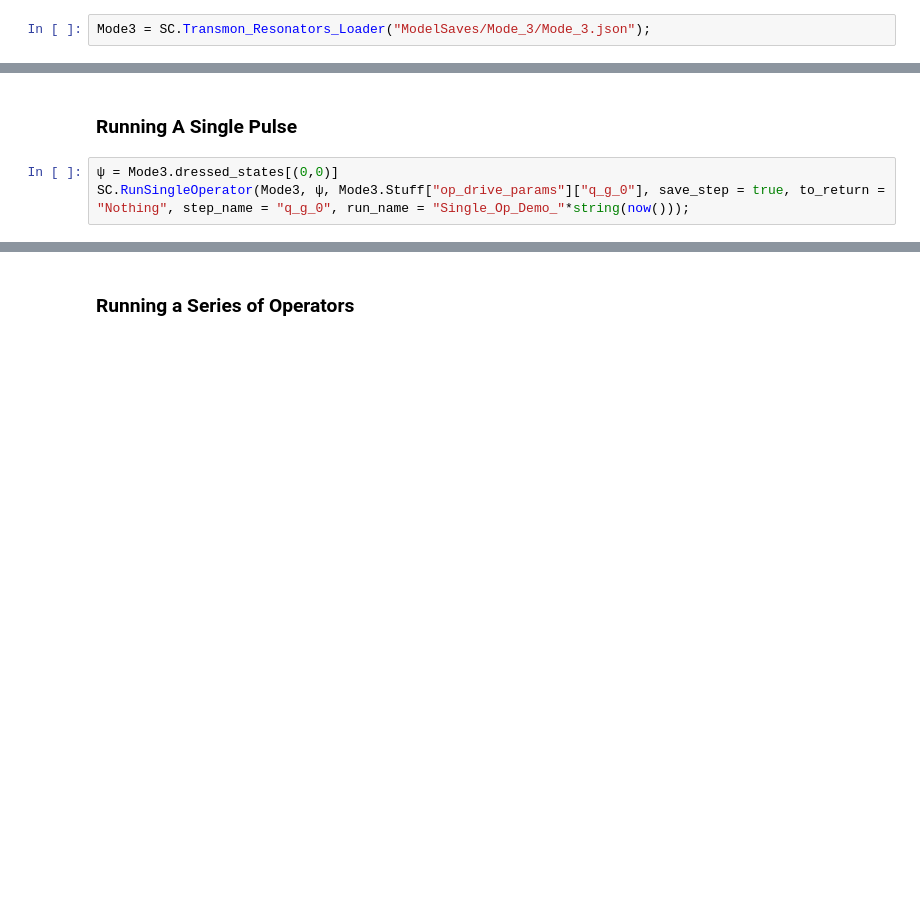
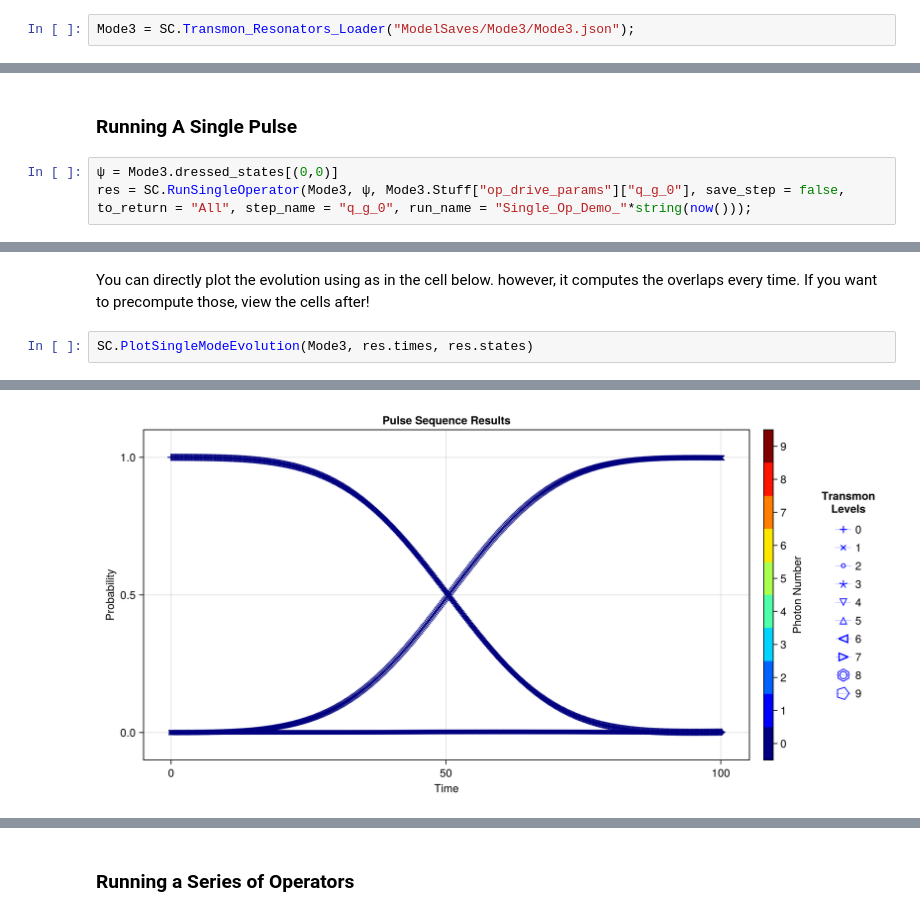
Before and after one commit to Gavin-Rockwood/SuperconductingCavities, a Jupyter notebook: Demo/Demo.ipynb, the cells around one changed output, grey strips where cells are left out. Drawn from its saved outputs; the diff is of its cells as text; blank space fills up the shorter version.

Commit message:
i think everything is working!

```diff
--- a/Demo/Demo.ipynb
+++ b/Demo/Demo.ipynb
@@ -82,4 +70,4 @@ TwoModes = SC.Transmon_Resonators_Constructor(Eᶜ, Eʲ, Eᵒˢᶜs, gs, Nₜ, N
 # %% [markdown]
 ### Importing Model
 # %%
-Mode3 = SC.Transmon_Resonators_Loader("ModelSaves/Mode_3/Mode_3.json");
+Mode3 = SC.Transmon_Resonators_Loader("ModelSaves/Mode3/Mode3.json");
@@ -118,5 +91,5 @@ Mode3.Stuff["Drive Sequences"]["Binomial_Code"]
 ### Running A Single Pulse
 # %%
 ψ = Mode3.dressed_states[(0,0)]
-SC.RunSingleOperator(Mode3, ψ, Mode3.Stuff["op_drive_params"]["q_g_0"], save_step = true, to_return = "Nothing", step_name = "q_g_0", run_name = "Single_Op_Demo_"*string(now()));
+res = SC.RunSingleOperator(Mode3, ψ, Mode3.Stuff["op_drive_params"]["q_g_0"], save_step = false, to_return = "All", step_name = "q_g_0", run_name = "Single_Op_Demo_"*string(now()));
 # %% [output]
@@ -139,0 +100,5 @@ SC.RunSingleOperator(Mode3, ψ, Mode3.Stuff["op_drive_params"]["q_g_0"], save_st
+# %% [markdown]
+You can directly plot the evolution using as in the cell below. however, it computes the overlaps every time. If you want to precompute those, view the cells after!
+# %%
+SC.PlotSingleModeEvolution(Mode3, res.times, res.states)
+# %% [output]
@@ -139,0 +106 @@ SC.RunSingleOperator(Mode3, ψ, Mode3.Stuff["op_drive_params"]["q_g_0"], save_st
+[figure, added]
```
Also changed, not shown: parts of 25 cells of this notebook, 17 other files.
